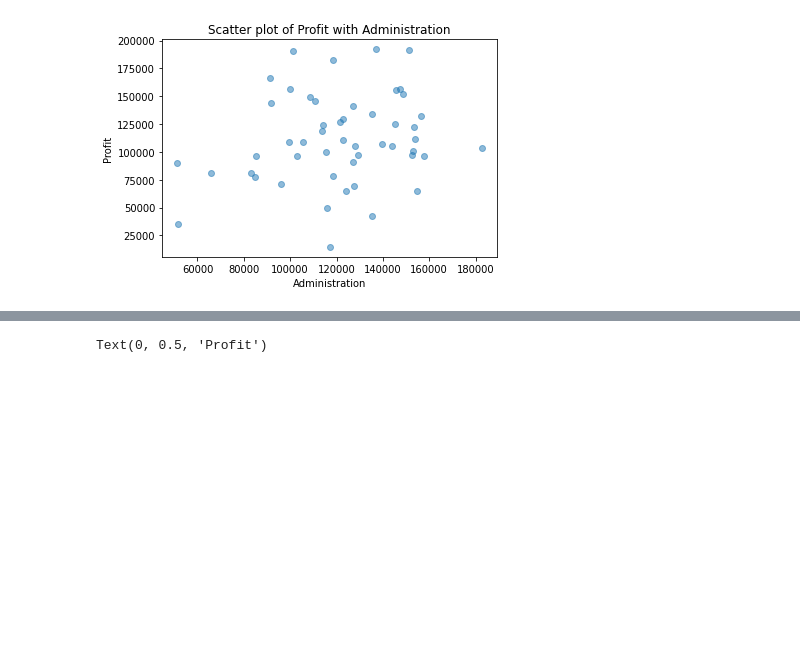
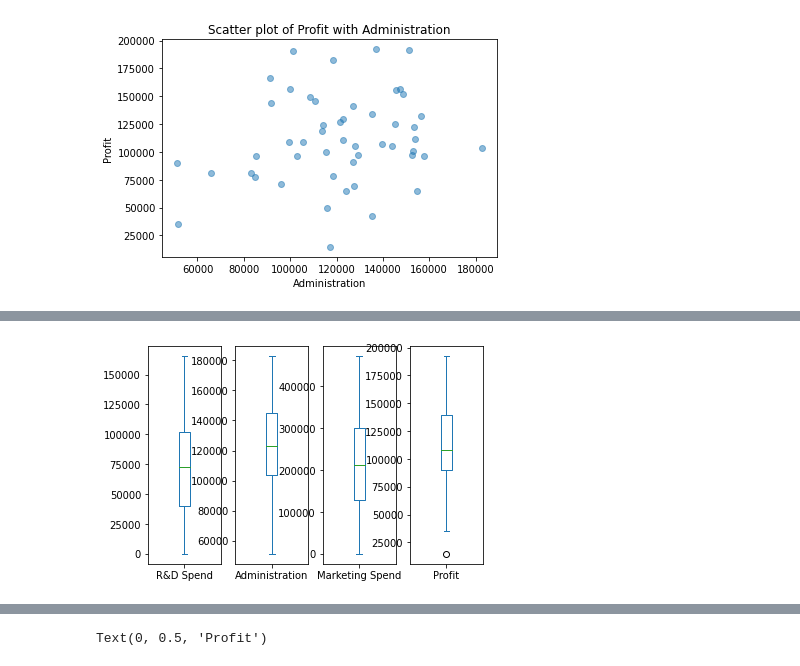
Before and after one commit to Sa20AI/Data-Science-Project, a Jupyter notebook: Multiple Linear Regression.ipynb, the cells around one changed output, grey strips where cells are left out. Cells and saved outputs as stored; diff of their text form; code cells hidden in the pictures; blank space fills up the shorter version.

```diff
--- a/Multiple Linear Regression.ipynb
+++ b/Multiple Linear Regression.ipynb
@@ -55,0 +67,5 @@ plt.show()
+# %%
+dataset.plot(kind='box', subplots=True, sharex=False, sharey=False)
+plt.show()
+# %% [output]
+[figure, added]
```
Also changed, not shown: parts of 6 cells of this notebook, 1 other file.
